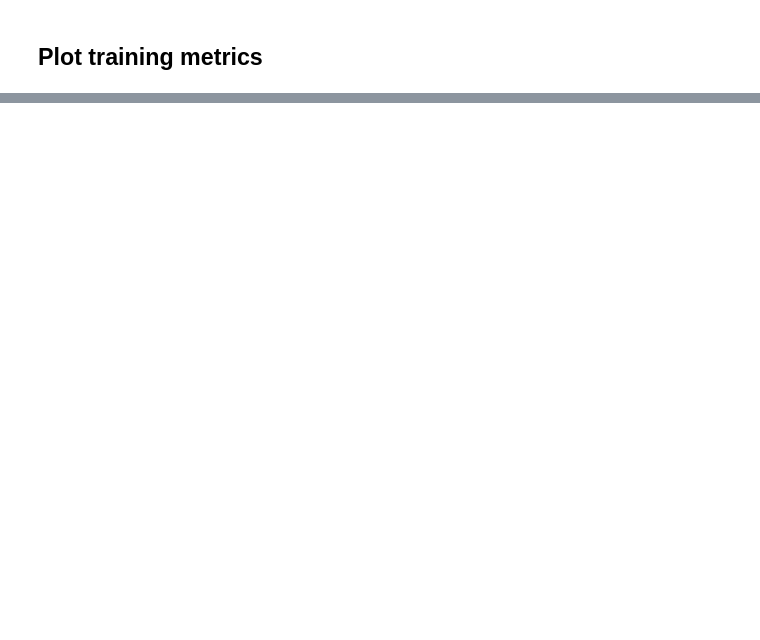
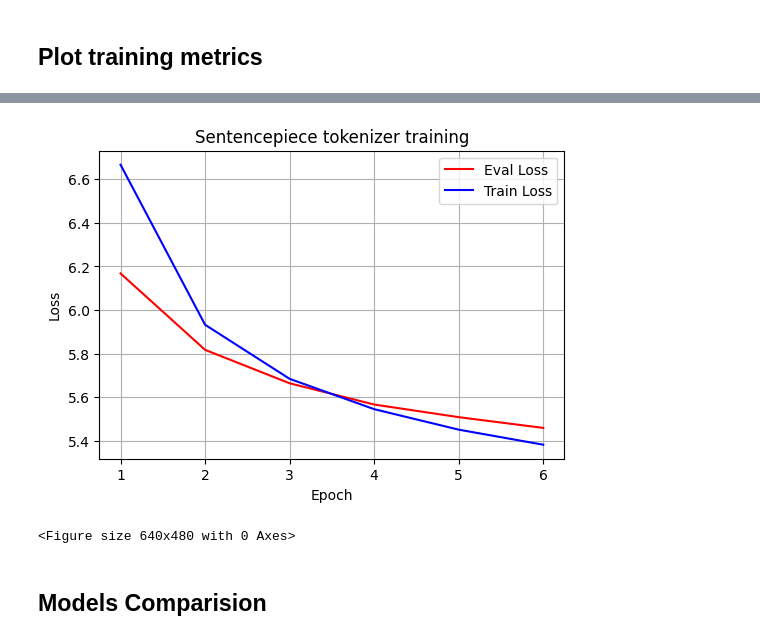
Before and after one commit to JerzyCode/computional_linguistic, a Jupyter notebook: lab2_tokenizers/results.ipynb, the cells around one changed output, grey strips where cells are left out. Saved outputs shown, nothing was run; the diff lists cells and outputs as text; code cells hidden in the pictures; blank space fills up the shorter version.

```diff
--- a/lab2_tokenizers/results.ipynb
+++ b/lab2_tokenizers/results.ipynb
@@ -29,0 +40,12 @@ plot_losses_vs_epoch(gpt_eval_loss, gpt_training_loss, title="Gpt tokenizer trai
+# %%
+gpt_training_loss = pd.read_csv("training_metrics/sentencepiece_train.csv")
+gpt_eval_loss = pd.read_csv("training_metrics/sentencepiece_eval.csv")
+
+plot_losses_vs_epoch(
+    gpt_eval_loss, gpt_training_loss, title="Sentencepiece tokenizer training"
+)
+# %% [output]
+[figure, added]
+<Figure size 640x480 with 0 Axes>
+# %% [markdown]
+## Models Comparision
```
Also changed, not shown: parts of 10 cells of this notebook, 1 other file.
